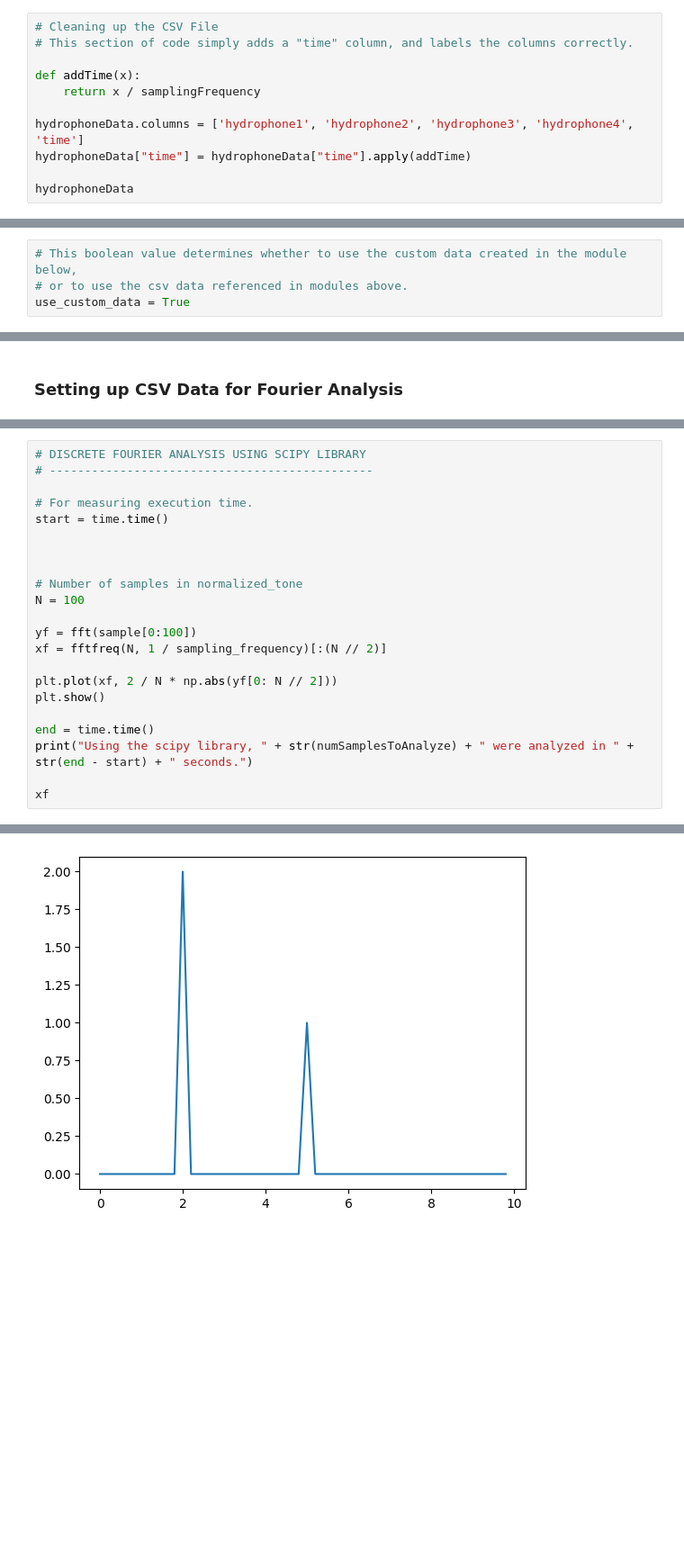
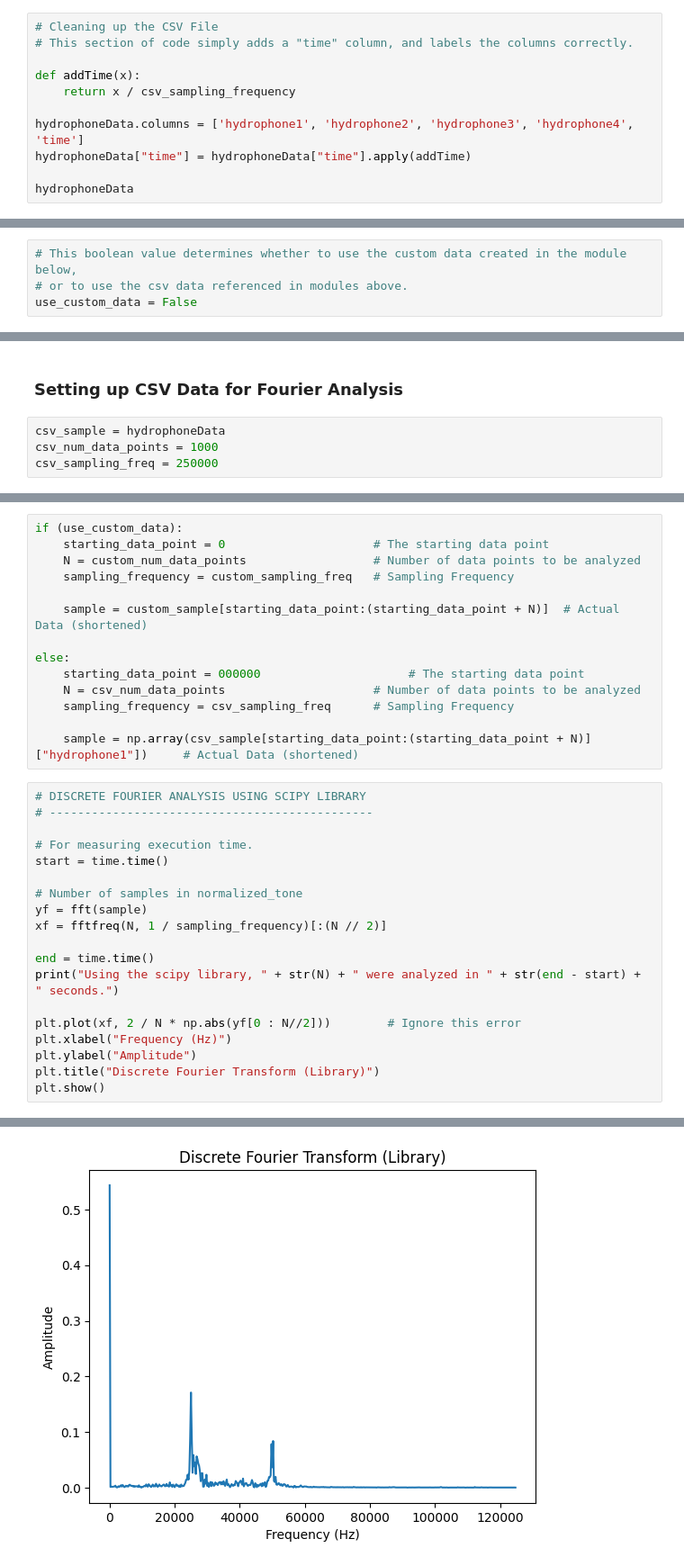
Before and after one commit to AdityaShelke29/robotics_club, a Jupyter notebook: sonar_work/fourier_analysis.ipynb, the cells around one changed output, grey strips where cells are left out. Shown: that part at 90% size. Drawn from its saved outputs; the diff is of its cells as text; blank space fills up the shorter version.

Commit message:
finished fourier_analysis.ipynb

```diff
--- a/sonar_work/fourier_analysis.ipynb
+++ b/sonar_work/fourier_analysis.ipynb
@@ -80,7 +82,7 @@ hydrophoneData.head()                                  # Gives first couple of l
 # This section of code simply adds a "time" column, and labels the columns correctly.
 
 def addTime(x):
-    return x / samplingFrequency
+    return x / csv_sampling_frequency
 
 hydrophoneData.columns = ['hydrophone1', 'hydrophone2', 'hydrophone3', 'hydrophone4', 'time']
 hydrophoneData["time"] = hydrophoneData["time"].apply(addTime)
@@ -133,7 +135,7 @@ sample1HydrophoneData
 # %%
 # This boolean value determines whether to use the custom data created in the module below,
 # or to use the csv data referenced in modules above.
-use_custom_data = True
+use_custom_data = False
 # %% [markdown]
 ### Creating Custom Sample Data
 # %%
@@ -158,2 +164,6 @@ NameError: name 'N' is not defined
 # %% [markdown]
 ### Setting up CSV Data for Fourier Analysis
+# %%
+csv_sample = hydrophoneData
+csv_num_data_points = 1000
+csv_sampling_freq = 250000
@@ -160,3 +172,17 @@ NameError: name 'N' is not defined
+# %%
+if (use_custom_data):
+    starting_data_point = 0                     # The starting data point
+    N = custom_num_data_points                  # Number of data points to be analyzed
+    sampling_frequency = custom_sampling_freq   # Sampling Frequency
+
+    sample = custom_sample[starting_data_point:(starting_data_point + N)]  # Actual Data (shortened)
+
+else:
+    starting_data_point = 000000                     # The starting data point
+    N = csv_num_data_points                     # Number of data points to be analyzed
+    sampling_frequency = csv_sampling_freq      # Sampling Frequency
+
+    sample = np.array(csv_sample[starting_data_point:(starting_data_point + N)]["hydrophone1"])     # Actual Data (shortened)
 # %%
 # DISCRETE FOURIER ANALYSIS USING SCIPY LIBRARY
 # ----------------------------------------------
@@ -164,19 +190,16 @@ NameError: name 'N' is not defined
 # For measuring execution time.
 start = time.time()
 
-
-
 # Number of samples in normalized_tone
-N = 100
-
-yf = fft(sample[0:100])
+yf = fft(sample)
 xf = fftfreq(N, 1 / sampling_frequency)[:(N // 2)]
 
-plt.plot(xf, 2 / N * np.abs(yf[0: N // 2]))
+end = time.time()
+print("Using the scipy library, " + str(N) + " were analyzed in " + str(end - start) + " seconds.")
+
+plt.plot(xf, 2 / N * np.abs(yf[0 : N//2]))        # Ignore this error
+plt.xlabel("Frequency (Hz)")
+plt.ylabel("Amplitude")
+plt.title("Discrete Fourier Transform (Library)")
 plt.show()
-
-end = time.time()
-print("Using the scipy library, " + str(numSamplesToAnalyze) + " were analyzed in " + str(end - start) + " seconds.")
-
-xf
 # %% [output]
@@ -183 +207 @@ xf
-[figure, old version]
+[figure, new version]
```
Also changed, not shown: parts of 7 cells of this notebook, 3 other files.
